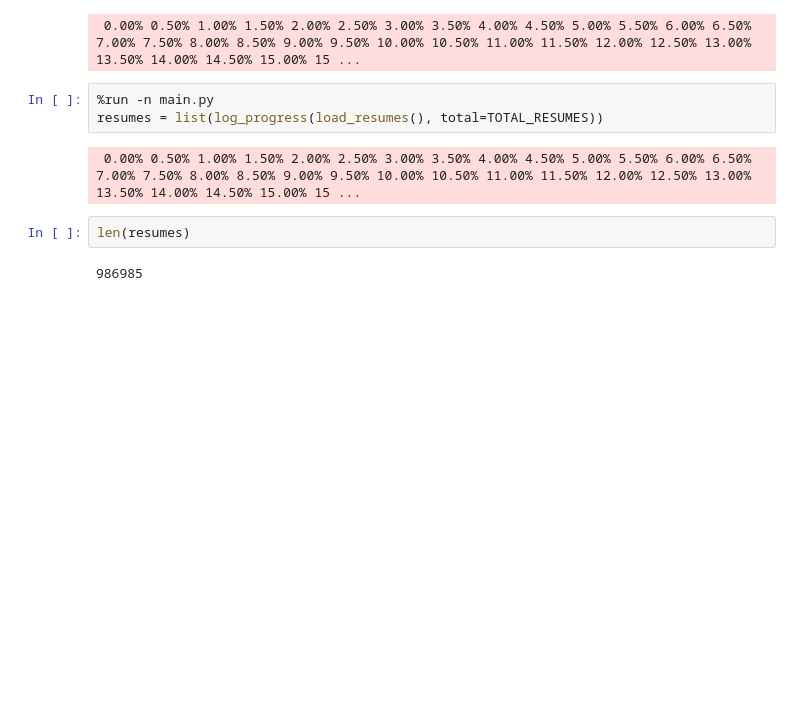
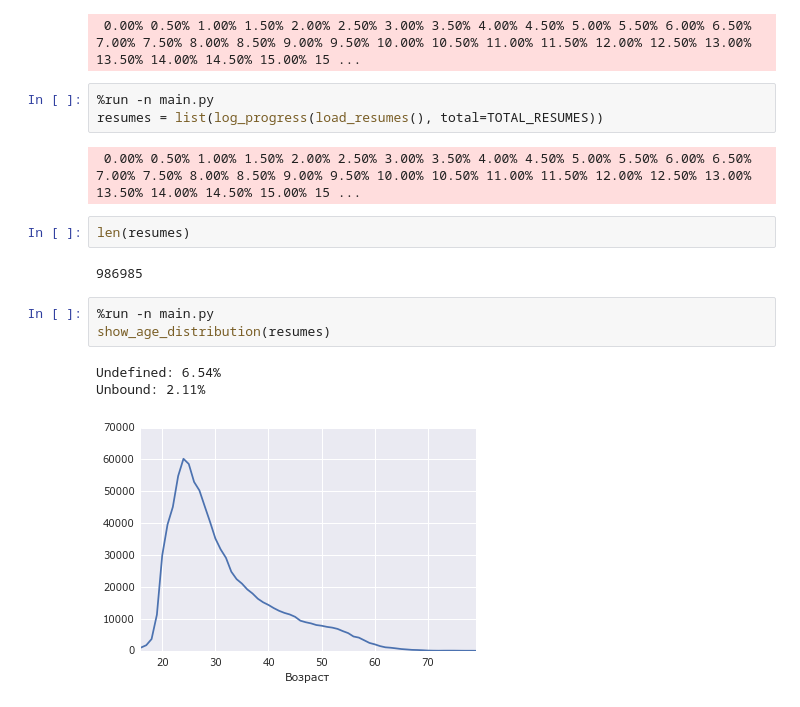
Before and after one commit to kuk/analyze-hh-resume, a Jupyter notebook: notes.ipynb, the cells around one changed output. Drawn from its saved outputs; the diff is of its cells as text; blank space fills up the shorter version.

```diff
--- a/notes.ipynb
+++ b/notes.ipynb
@@ -15,3 +15,10 @@ resumes = list(log_progress(load_resumes(), total=TOTAL_RESUMES))
 len(resumes)
 # %% [output]
 986985
+# %%
+%run -n main.py
+show_age_distribution(resumes)
+# %% [output]
+Undefined: 6.54%
+Unbound: 2.11%
+[figure, added]
```
Also changed, not shown: parts of 2 cells of this notebook, 1 other file.
